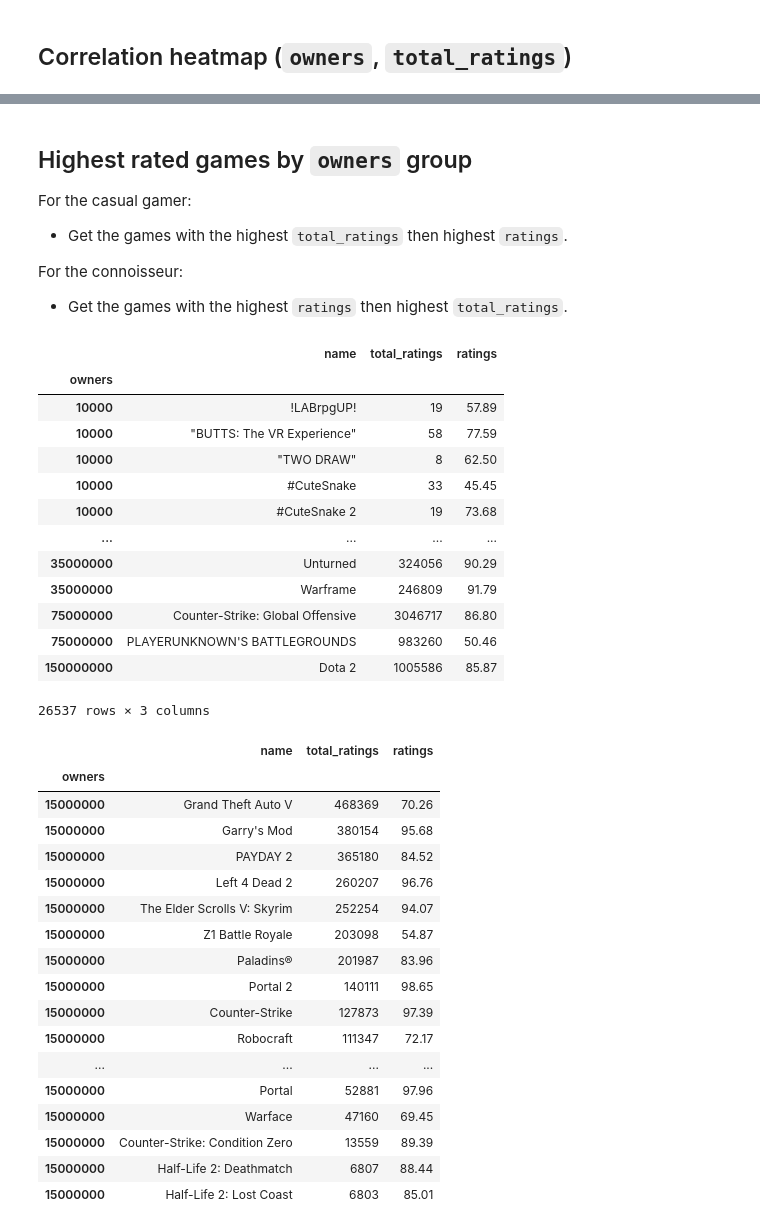
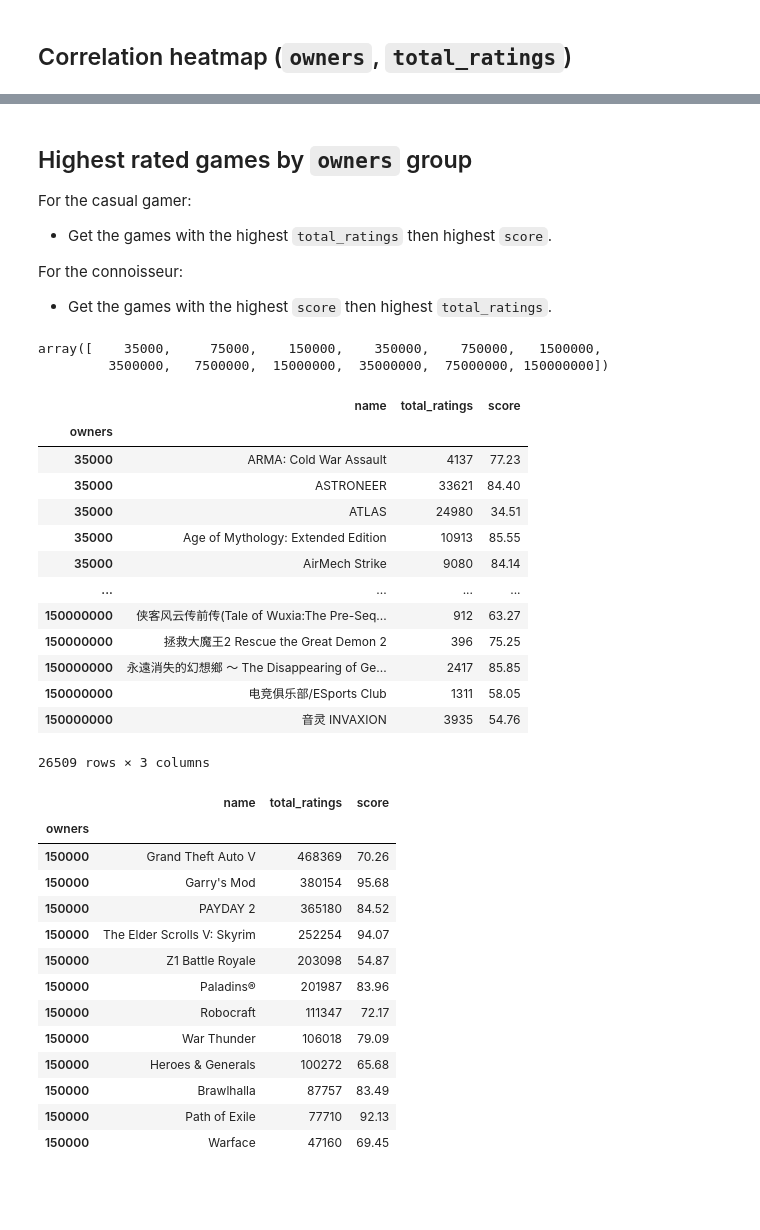
Before and after one commit to jamwung/eda-steam, a Jupyter notebook: steam_eda.ipynb, the cells around one changed output, grey strips where cells are left out. Drawn from its saved outputs; the diff is of its cells as text; code cells hidden in the pictures; blank space fills up the shorter version.

```diff
--- a/steam_eda.ipynb
+++ b/steam_eda.ipynb
@@ -57,6 +75,7 @@ plt.rcParams['figure.figsize'] = [15, 10]
 ## Loading the dataframe
 # %%
 steam_df = pd.read_csv('steam.csv')
+steam_df = steam_df[(~steam_df['developer'].str.contains('Valve')) | steam_df['developer'].str.contains('Valverde')]
 steam_df = steam_df[steam_df['english'] == True]
 steam_df = steam_df.drop(columns='english').reset_index(drop=True)
 steam_df
@@ -353,7 +369,7 @@ Set a threshold for the `total_ratings` for `ratings` that are valid/reflective
 
 Try: `sns.histplot`
 # %%
-extra_df['ratings'] = round(steam_df['positive_ratings']
+extra_df['score'] = round(steam_df['positive_ratings']
                            /extra_df['total_ratings']*100, 2)
-extra_df['total_ratings']
+extra_df
 # %% [output]
@@ -839,60 +910,57 @@ Name: name, Length: 16772, dtype: int64
 ## Highest rated games by `owners` group
 
 For the casual gamer:
-- Get the games with the highest `total_ratings` then highest `ratings`.
+- Get the games with the highest `total_ratings` then highest `score`.
 
 For the connoisseur:
-- Get the games with the highest `ratings` then highest `total_ratings`.
+- Get the games with the highest `score` then highest `total_ratings`.
+# %%
+owner_groups = np.sort(main_df['owners'].unique())
+owner_groups
+# %% [output]
+array([    35000,     75000,    150000,    350000,    750000,   1500000,
+         3500000,   7500000,  15000000,  35000000,  75000000, 150000000])
 # %%
 ratings_by_owners = (main_df.groupby(['owners', 'name'])
-                     [['total_ratings', 'ratings']]
+                     [['total_ratings', 'score']]
                      .sum()
                      .reset_index(level='name'))
 
 # Indices of h_rated_by_owners are owner groups in descending order
 h_rated_by_owners = np.array([ratings_by_owners.loc[idx]
-                              for idx in
-                              ratings_by_owners
-                              .index
-                              .unique()
-                              .sort_values(ascending=False)], dtype='object')
-
+                              for idx in owner_groups], dtype='object')
 
 ratings_by_owners
 # %% [output]
-|  | name | total_ratings | ratings |
+|  | name | total_ratings | score |
 | owners |  |  |  |
-| 10000 | !LABrpgUP! | 19 | 57.89 |
-| 10000 | "BUTTS: The VR Experience" | 58 | 77.59 |
-| 10000 | "TWO DRAW" | 8 | 62.50 |
-| 10000 | #CuteSnake | 33 | 45.45 |
-| 10000 | #CuteSnake 2 | 19 | 73.68 |
+| 35000 | ARMA: Cold War Assault | 4137 | 77.23 |
+| 35000 | ASTRONEER | 33621 | 84.40 |
+| 35000 | ATLAS | 24980 | 34.51 |
+| 35000 | Age of Mythology: Extended Edition | 10913 | 85.55 |
+| 35000 | AirMech Strike | 9080 | 84.14 |
 | ... | ... | ... | ... |
-| 35000000 | Unturned | 324056 | 90.29 |
-| 35000000 | Warframe | 246809 | 91.79 |
-| 75000000 | Counter-Strike: Global Offensive | 3046717 | 86.80 |
-| 75000000 | PLAYERUNKNOWN'S BATTLEGROUNDS | 983260 | 50.46 |
-| 150000000 | Dota 2 | 1005586 | 85.87 |
+| 150000000 | 侠客风云传前传(Tale of Wuxia:The Pre-Seq... | 912 | 63.27 |
+| 150000000 | 拯救大魔王2 Rescue the Great Demon 2 | 396 | 75.25 |
+| 150000000 | 永遠消失的幻想鄉 ～ The Disappearing of Ge... | 2417 | 85.85 |
+| 150000000 | 电竞俱乐部/ESports Club | 1311 | 58.05 |
+| 150000000 | 音灵 INVAXION | 3935 | 54.76 |
-26537 rows × 3 columns
+26509 rows × 3 columns
 # %%
 # Casual
-h_rated_by_owners[3].sort_values(['total_ratings', 'ratings'], ascending=False)
+h_rated_by_owners[2].sort_values(['total_ratings', 'score'], ascending=False)
 # %% [output]
-|  | name | total_ratings | ratings |
+|  | name | total_ratings | score |
 | owners |  |  |  |
-| 15000000 | Grand Theft Auto V | 468369 | 70.26 |
-| 15000000 | Garry's Mod | 380154 | 95.68 |
-| 15000000 | PAYDAY 2 | 365180 | 84.52 |
-| 15000000 | Left 4 Dead 2 | 260207 | 96.76 |
-| 15000000 | The Elder Scrolls V: Skyrim | 252254 | 94.07 |
-| 15000000 | Z1 Battle Royale | 203098 | 54.87 |
-| 15000000 | Paladins® | 201987 | 83.96 |
-| 15000000 | Portal 2 | 140111 | 98.65 |
-| 15000000 | Counter-Strike | 127873 | 97.39 |
-| 15000000 | Robocraft | 111347 | 72.17 |
-| ... | ... | ... | ... |
-| 15000000 | Portal | 52881 | 97.96 |
-| 15000000 | Warface | 47160 | 69.45 |
-| 15000000 | Counter-Strike: Condition Zero | 13559 | 89.39 |
-| 15000000 | Half-Life 2: Deathmatch | 6807 | 88.44 |
-| 15000000 | Half-Life 2: Lost Coast | 6803 | 85.01 |
+| 150000 | Grand Theft Auto V | 468369 | 70.26 |
+| 150000 | Garry's Mod | 380154 | 95.68 |
+| 150000 | PAYDAY 2 | 365180 | 84.52 |
+| 150000 | The Elder Scrolls V: Skyrim | 252254 | 94.07 |
+| 150000 | Z1 Battle Royale | 203098 | 54.87 |
+| 150000 | Paladins® | 201987 | 83.96 |
+| 150000 | Robocraft | 111347 | 72.17 |
+| 150000 | War Thunder | 106018 | 79.09 |
+| 150000 | Heroes & Generals | 100272 | 65.68 |
+| 150000 | Brawlhalla | 87757 | 83.49 |
+| 150000 | Path of Exile | 77710 | 92.13 |
+| 150000 | Warface | 47160 | 69.45 |
```
Also changed, not shown: parts of 50 cells of this notebook.
